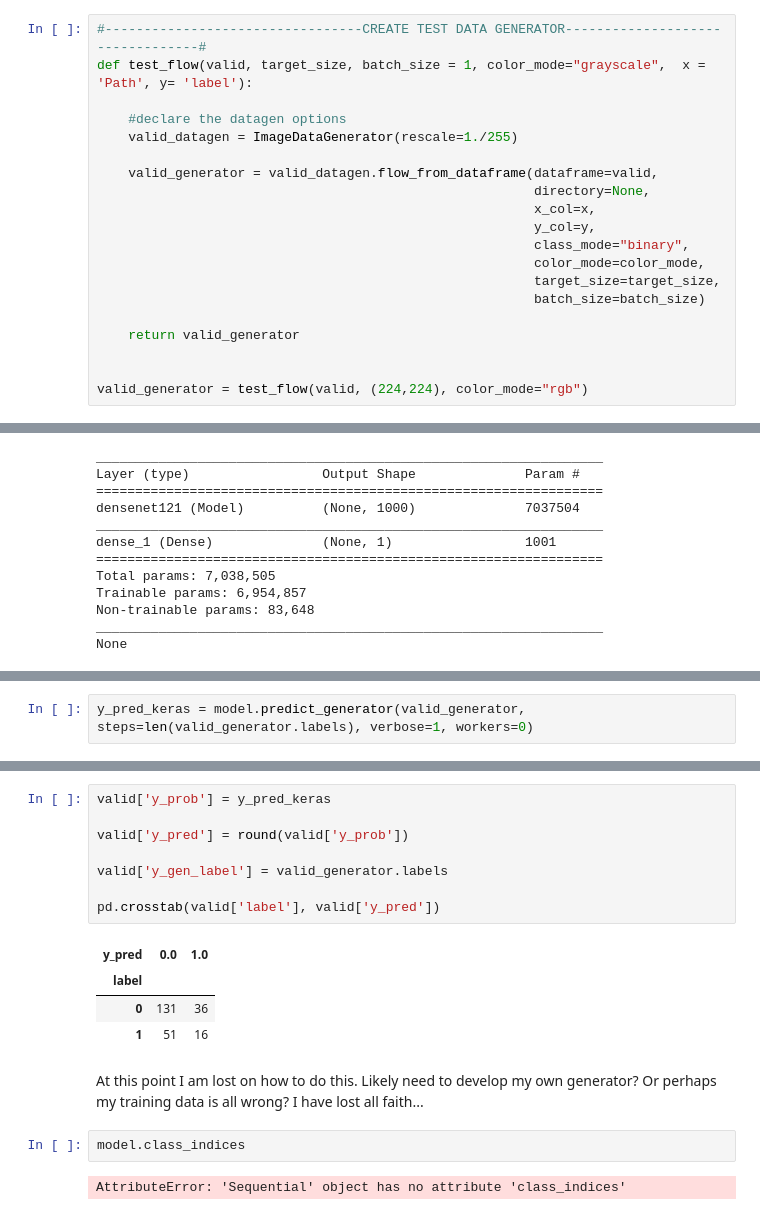
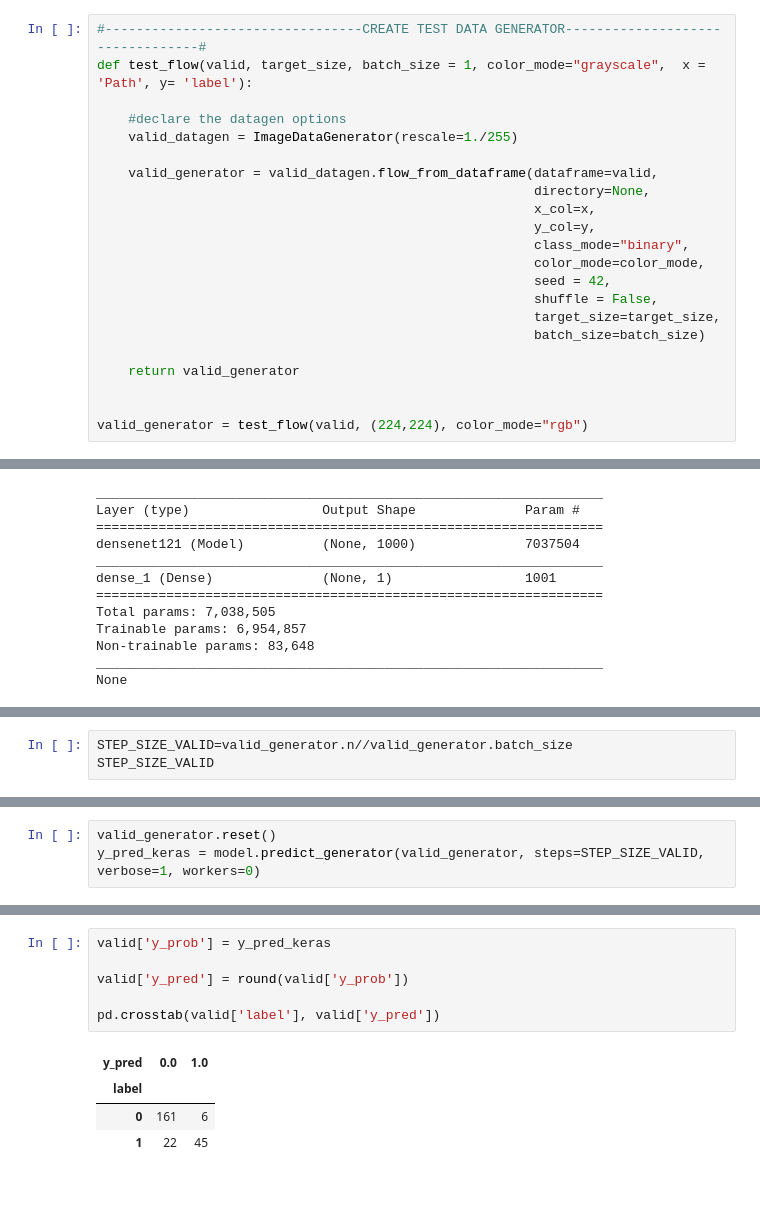
Before and after one commit to nateewall/AutomatedPathologyDetection, a Jupyter notebook: ModelEvaluations_Validation.ipynb, the cells around one changed output, grey strips where cells are left out. Saved outputs shown, nothing was run; the diff lists cells and outputs as text; blank space fills up the shorter version.

```diff
--- a/ModelEvaluations_Validation.ipynb
+++ b/ModelEvaluations_Validation.ipynb
@@ -54,6 +53,8 @@ def test_flow(valid, target_size, batch_size = 1, color_mode="grayscale",  x = '
                                                         y_col=y,
                                                         class_mode="binary",
                                                         color_mode=color_mode,
+                                                        seed = 42,
+                                                        shuffle = False,
                                                         target_size=target_size,
                                                         batch_size=batch_size)
 
@@ -110,0 +112,3 @@ Accuracy (Evaluation Generator)=  0.8675213675213675
+# %%
+STEP_SIZE_VALID=valid_generator.n//valid_generator.batch_size
+STEP_SIZE_VALID
@@ -111,3 +117,4 @@ Accuracy (Evaluation Generator)=  0.8675213675213675
 # %%
-y_pred_keras = model.predict_generator(valid_generator, steps=len(valid_generator.labels), verbose=1, workers=0)
+valid_generator.reset()
+y_pred_keras = model.predict_generator(valid_generator, steps=STEP_SIZE_VALID, verbose=1, workers=0)
 # %% [output]
@@ -115,19 +122,11 @@ y_pred_keras = model.predict_generator(valid_generator, steps=len(valid_generato
 # %%
 valid['y_prob'] = y_pred_keras
 
 valid['y_pred'] = round(valid['y_prob'])
 
-valid['y_gen_label'] = valid_generator.labels
-
 pd.crosstab(valid['label'], valid['y_pred'])
 # %% [output]
 | y_pred | 0.0 | 1.0 |
 | label |  |  |
-| 0 | 131 | 36 |
-| 1 | 51 | 16 |
+| 0 | 161 | 6 |
+| 1 | 22 | 45 |
-# %% [markdown]
-At this point I am lost on how to do this. Likely need to develop my own generator? Or perhaps my training data is all wrong? I have lost all faith...
-# %%
-model.class_indices
-# %% [output]
-AttributeError: 'Sequential' object has no attribute 'class_indices'
```
Also changed, not shown: parts of 16 cells of this notebook, 2 other files.
